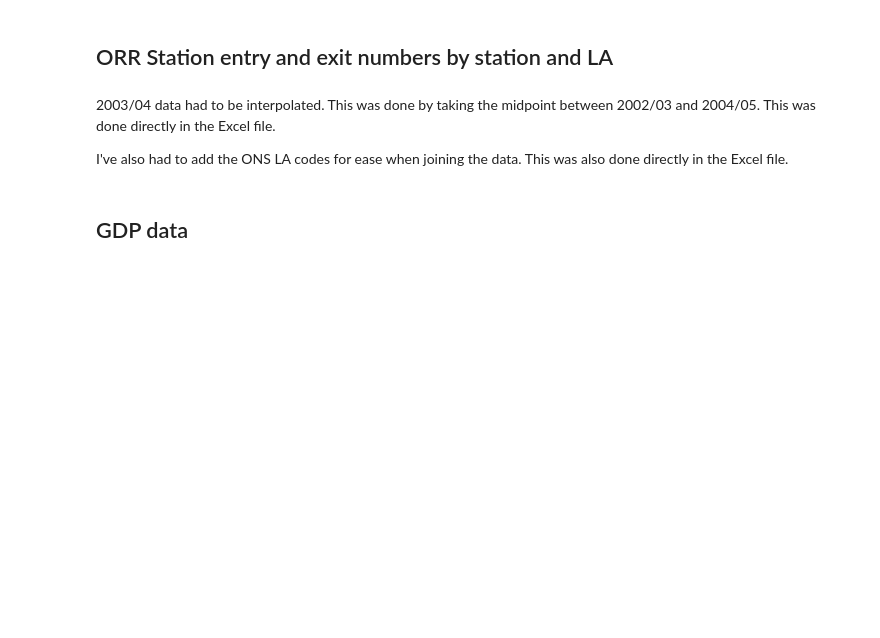
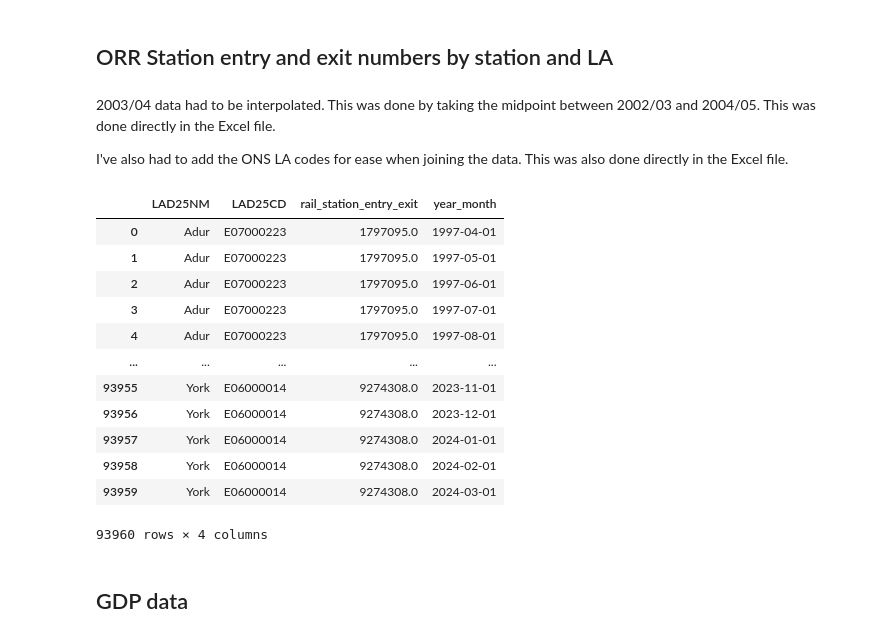
Before and after one commit to sxl634/UK-average-house-price-prediction, a Jupyter notebook: notebooks/data preprocessing/3_additional data.ipynb, the cells around one changed output. Drawn from its saved outputs; the diff is of its cells as text; code cells hidden in the pictures; blank space fills up the shorter version.

Commit message:
finalise additional data

```diff
--- a/notebooks/data preprocessing/3_additional data.ipynb
+++ b/notebooks/data preprocessing/3_additional data.ipynb
@@ -507,20 +499,20 @@ I've also had to add the ONS LA codes for ease when joining the data. This was a
 # %%
 raw_orr_data = pd.read_excel("../../data/station entries and exits.xlsx", sheet_name="1415a_Entries_and_Exits", skiprows = 3, na_values = ['[z]', '[x]'])
 # %%
-raw_orr_data = raw_orr_data[~raw_orr_data['Region'].isin(["Scotland", "[z]"])& ~raw_orr_data['Region'].isna()]
+raw_orr_data = raw_orr_data[~raw_orr_data['Region'].isin(["Wales", "Scotland", "[z]"])& ~raw_orr_data['Region'].isna()]
 # %%
 raw_orr_data = pd.melt(
     raw_orr_data,
     id_vars=[col for col in raw_orr_data.columns if not pd.Series(col).str.match(r'^\d{4}/\d{2}$')[0]],   # columns to keep fixed
     value_vars=raw_orr_data.filter(regex=r'^\d{4}/\d{2}$').columns,    # columns to unpivot (optional)
     var_name='Financial year',                    # name for new variable column
-    value_name='Value'                      # name for new value column
+    value_name='rail_station_entry_exit'                      # name for new value column
 )
 # %%
 orr_data = raw_orr_data.groupby(
     ['Financial year', 'Local authority: district or unitary', 'Local authority code'],
       as_index=False
-)['Value'].sum()
+)['rail_station_entry_exit'].sum()
 # %%
 orr_data = pd.merge(
     orr_data,
@@ -531,6 +523,24 @@ orr_data = pd.merge(
 )
 # %%
 orr_data.rename(columns={'Local authority code': 'LAD25CD', 'Local authority: district or unitary': 'LAD25NM'}, inplace=True)
+
+orr_data.drop(columns=['Financial year'], inplace=True)
+# %%
+orr_data
+# %% [output]
+|  | LAD25NM | LAD25CD | rail_station_entry_exit | year_month |
+| 0 | Adur | E07000223 | 1797095.0 | 1997-04-01 |
+| 1 | Adur | E07000223 | 1797095.0 | 1997-05-01 |
+| 2 | Adur | E07000223 | 1797095.0 | 1997-06-01 |
+| 3 | Adur | E07000223 | 1797095.0 | 1997-07-01 |
+| 4 | Adur | E07000223 | 1797095.0 | 1997-08-01 |
+| ... | ... | ... | ... | ... |
+| 93955 | York | E06000014 | 9274308.0 | 2023-11-01 |
+| 93956 | York | E06000014 | 9274308.0 | 2023-12-01 |
+| 93957 | York | E06000014 | 9274308.0 | 2024-01-01 |
+| 93958 | York | E06000014 | 9274308.0 | 2024-02-01 |
+| 93959 | York | E06000014 | 9274308.0 | 2024-03-01 |
+93960 rows × 4 columns
 # %% [markdown]
 ## GDP data
 # %%
```
Also changed, not shown: parts of 14 cells of this notebook.
